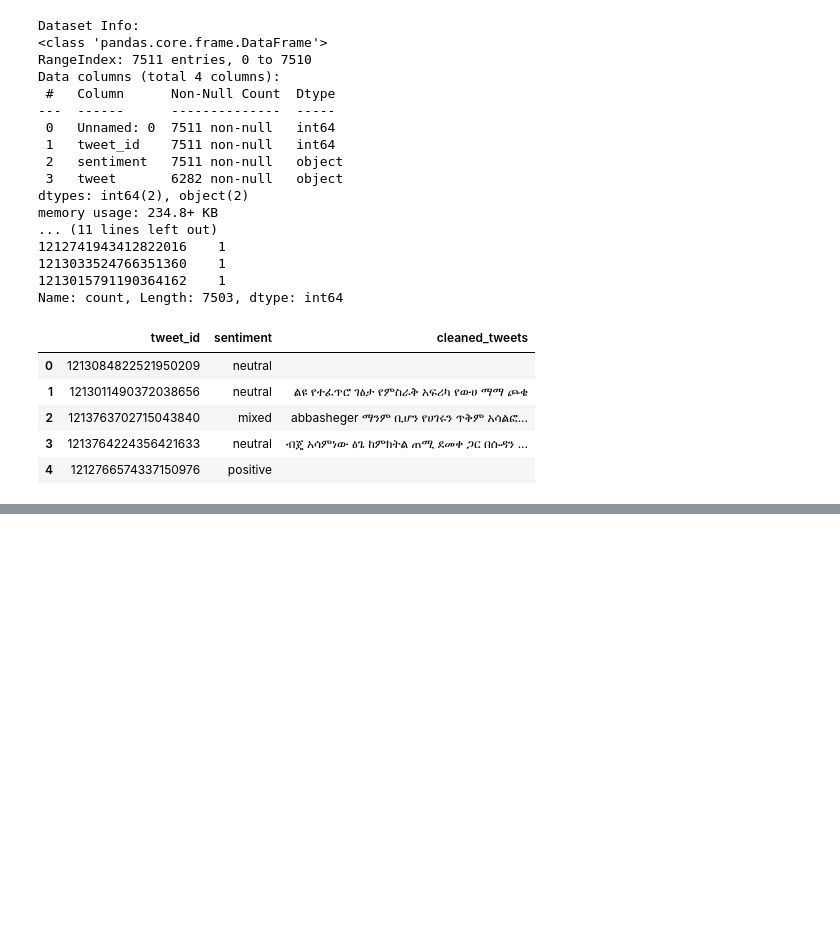
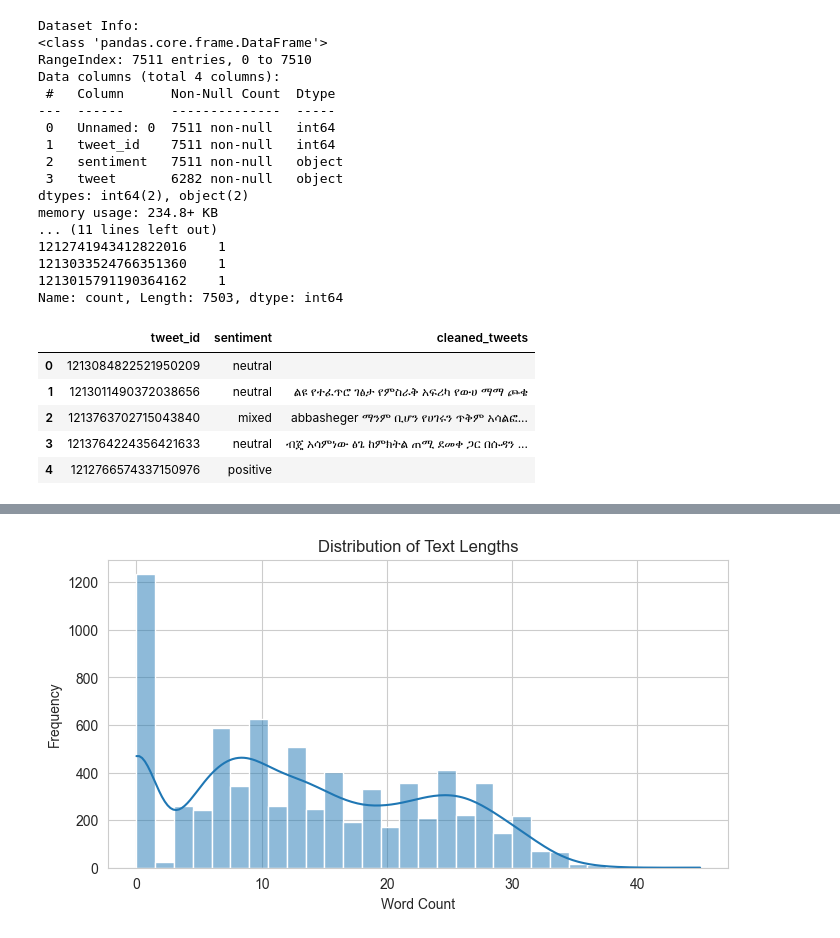
Before and after one commit to BytePhilosopher/Amharic-sentiment-analysis-with-feedback, a Jupyter notebook: notebooks/01_data_cleaning.ipynb, the cells around one changed output, grey strips where cells are left out. Saved outputs shown, nothing was run; the diff lists cells and outputs as text; code cells hidden in the pictures; blank space fills up the shorter version.

Commit message:
EDA finshied and committed. also the cleaned text is saved

```diff
--- a/notebooks/01_data_cleaning.ipynb
+++ b/notebooks/01_data_cleaning.ipynb
@@ -88,0 +103,12 @@ df[["tweet_id", "sentiment", "cleaned_tweets"]].head()
+# %%
+# --- 7. Text Length Analysis ---
+df["text_length"] = df["cleaned_tweets"].apply(lambda x: len(str(x).split()))
+
+plt.figure(figsize=(8,4))
+sns.histplot(df["text_length"], bins=30, kde=True)
+plt.title("Distribution of Text Lengths")
+plt.xlabel("Word Count")
+plt.ylabel("Frequency")
+plt.show()
+# %% [output]
+[figure, added]
```
Also changed, not shown: parts of 2 cells of this notebook, 1 other file.
